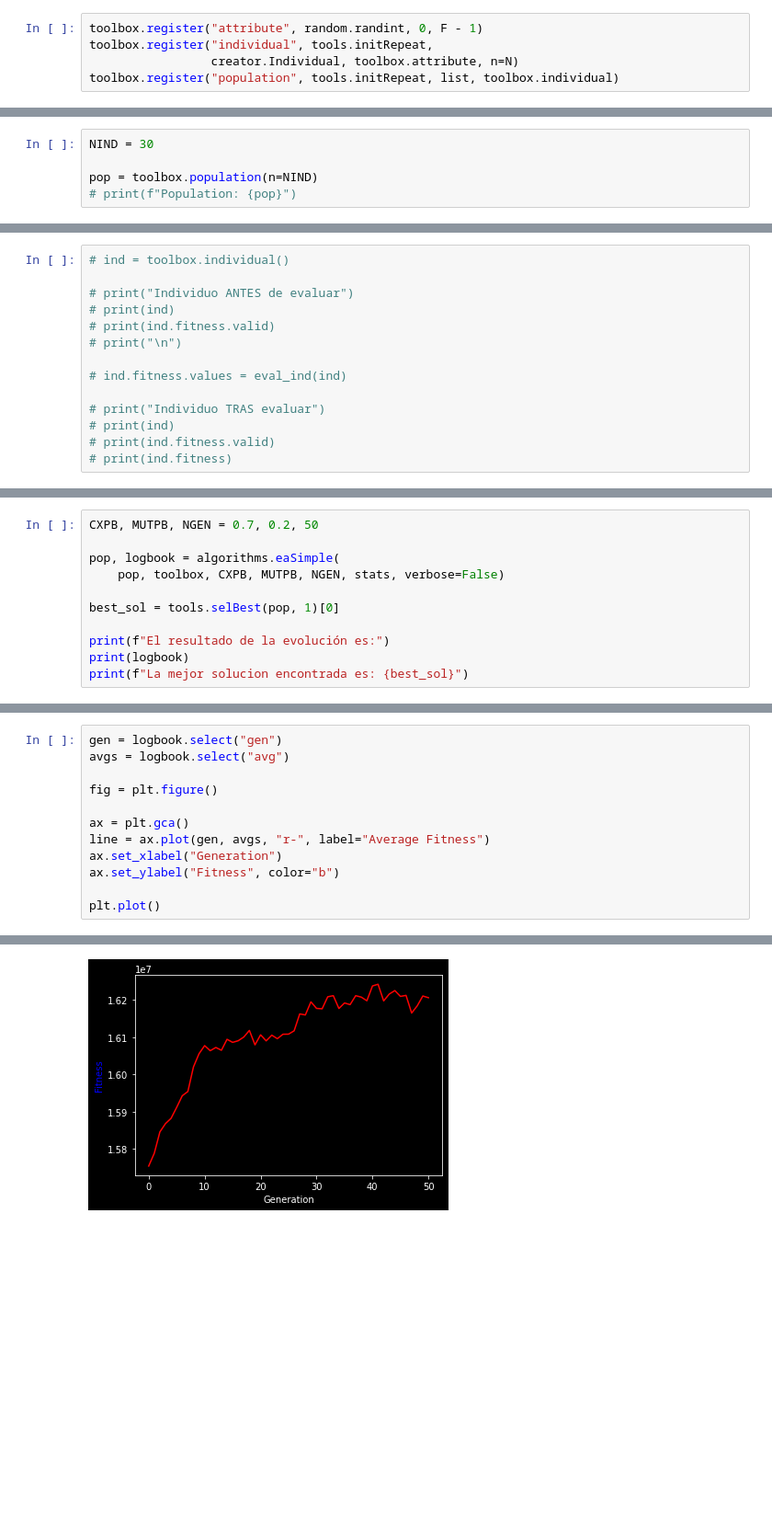
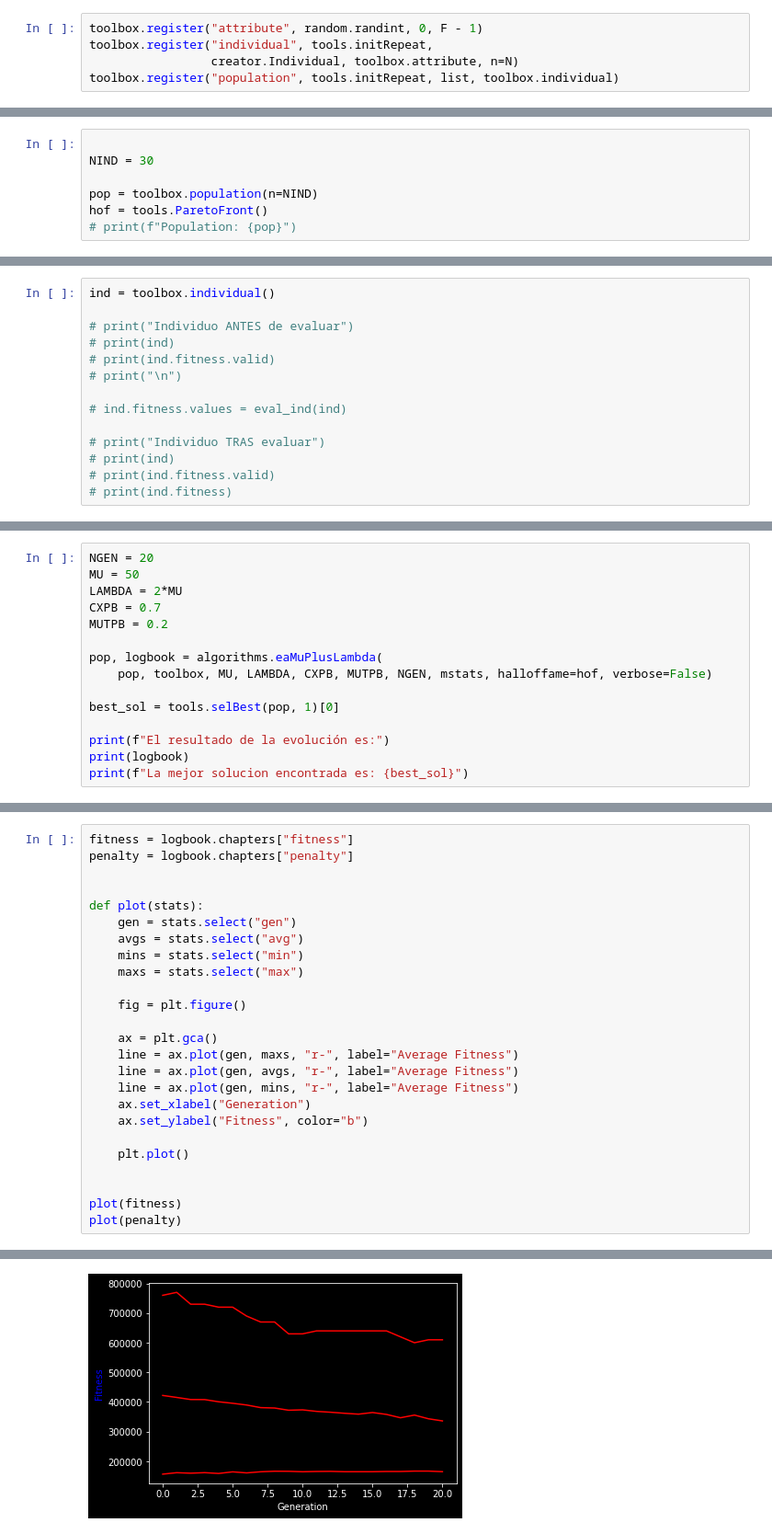
Before and after one commit to irg1008/COMPU_Practica01_02, a Jupyter notebook: src/sol/SolHash.ipynb, the cells around one changed output, grey strips where cells are left out. Shown: that part at 92% size. Saved outputs shown, nothing was run; the diff lists cells and outputs as text; blank space fills up the shorter version.

Commit message:
Started implementing adaptability feature. Changed algorithm, selection. But stats for penalty are melting with fitness. To separate we need two functions

```diff
--- a/src/sol/SolHash.ipynb
+++ b/src/sol/SolHash.ipynb
@@ -143,5 +153,7 @@ def eval_ind(ind):
 # %%
+
 NIND = 30
 
 pop = toolbox.population(n=NIND)
+hof = tools.ParetoFront()
 # print(f"Population: {pop}")
@@ -148,5 +162,5 @@ pop = toolbox.population(n=NIND)
 # %%
-# ind = toolbox.individual()
+ind = toolbox.individual()
 
 # print("Individuo ANTES de evaluar")
 # print(ind)
@@ -175,8 +192,12 @@ stats.register("max", np.max)
 # %%
-CXPB, MUTPB, NGEN = 0.7, 0.2, 50
+NGEN = 20
+MU = 50
+LAMBDA = 2*MU
+CXPB = 0.7
+MUTPB = 0.2
 
-pop, logbook = algorithms.eaSimple(
-    pop, toolbox, CXPB, MUTPB, NGEN, stats, verbose=False)
+pop, logbook = algorithms.eaMuPlusLambda(
+    pop, toolbox, MU, LAMBDA, CXPB, MUTPB, NGEN, mstats, halloffame=hof, verbose=False)
 
 best_sol = tools.selBest(pop, 1)[0]
 
@@ -204,13 +225,26 @@ La mejor solucion encontrada es: [85, 245, 22, 27, 31, 17, 156, 131, 185, 22, 95
 # %%
-gen = logbook.select("gen")
-avgs = logbook.select("avg")
+fitness = logbook.chapters["fitness"]
+penalty = logbook.chapters["penalty"]
 
-fig = plt.figure()
 
-ax = plt.gca()
-line = ax.plot(gen, avgs, "r-", label="Average Fitness")
-ax.set_xlabel("Generation")
-ax.set_ylabel("Fitness", color="b")
+def plot(stats):
+    gen = stats.select("gen")
+    avgs = stats.select("avg")
+    mins = stats.select("min")
+    maxs = stats.select("max")
 
-plt.plot()
+    fig = plt.figure()
+
+    ax = plt.gca()
+    line = ax.plot(gen, maxs, "r-", label="Average Fitness")
+    line = ax.plot(gen, avgs, "r-", label="Average Fitness")
+    line = ax.plot(gen, mins, "r-", label="Average Fitness")
+    ax.set_xlabel("Generation")
+    ax.set_ylabel("Fitness", color="b")
+
+    plt.plot()
+
+
+plot(fitness)
+plot(penalty)
 # %% [output]
@@ -218 +251 @@ plt.plot()
-[figure, old version]
+[figure, new version]
```
Also changed, not shown: parts of 14 cells of this notebook, 19 other files.
